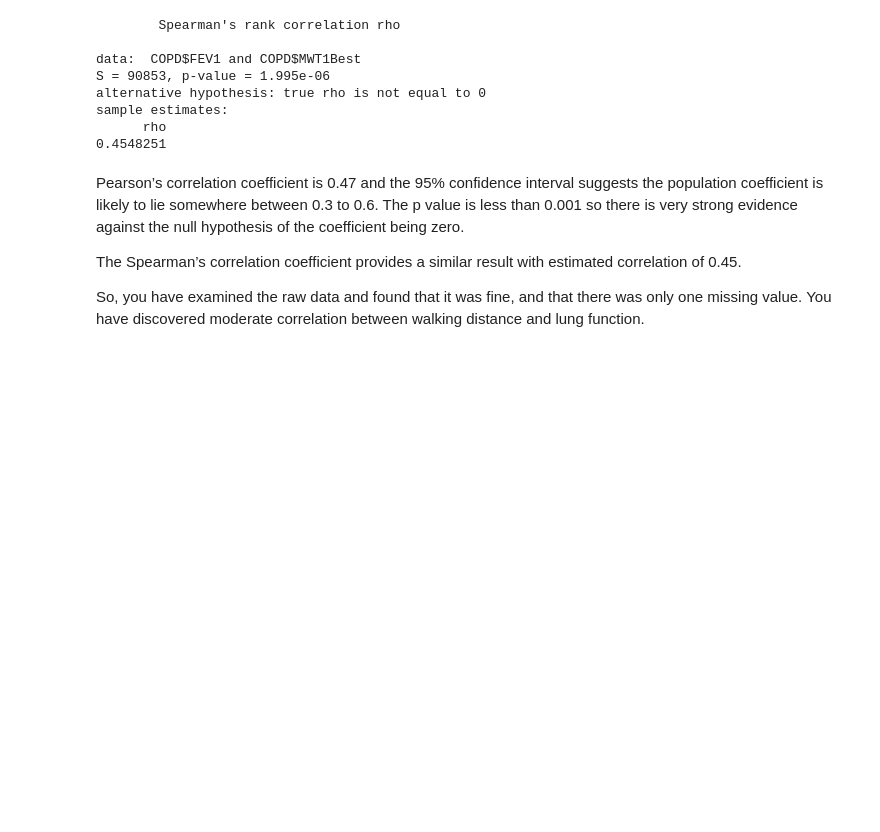
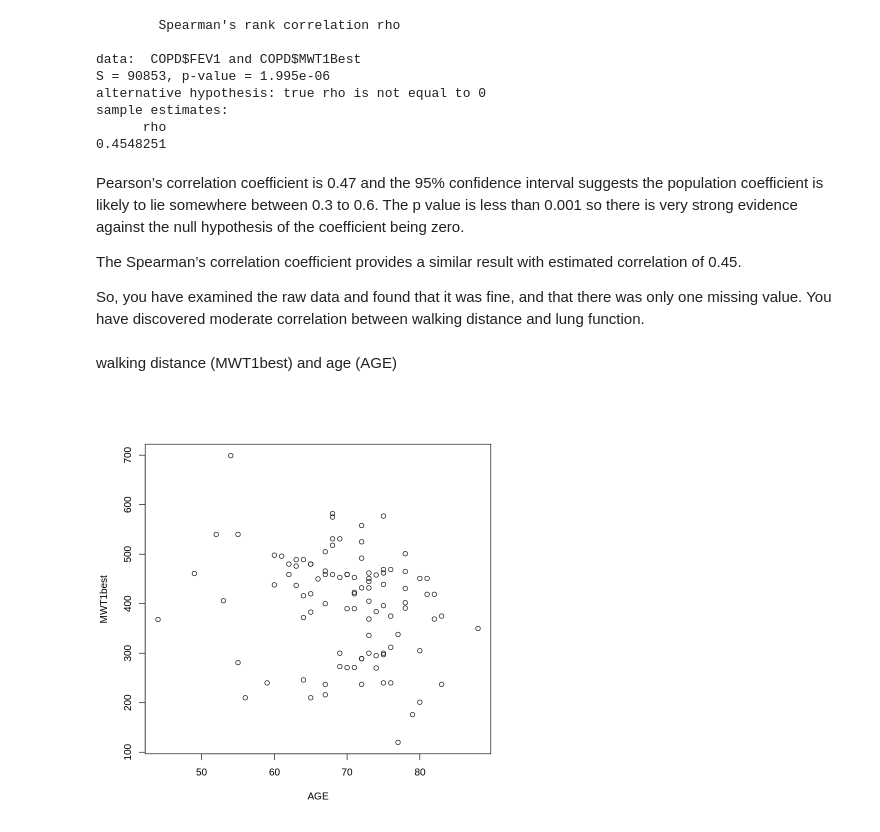
Before and after one commit to arnabmy/public-health-analysis, a Jupyter notebook: COPD.ipynb, the cells around one changed output. Drawn from its saved outputs; the diff is of its cells as text; code cells hidden in the pictures; blank space fills up the shorter version.

```diff
--- a/COPD.ipynb
+++ b/COPD.ipynb
@@ -152,3 +152,9 @@ Pearson’s correlation coefficient is 0.47 and the 95% confidence interval sugg
 The Spearman’s correlation coefficient provides a similar result with estimated correlation of 0.45.
 
 So, you have examined the raw data and found that it was fine, and that there was only one missing value. You have discovered moderate correlation between walking distance and lung function.
+# %% [markdown]
+walking distance (MWT1best) and age (AGE)
+# %%
+plot(COPD$AGE , COPD$MWT1Best , xlab = "AGE", ylab = "MWT1best")
+# %% [output]
+[figure, added]
```
Also changed, not shown: parts of 7 cells of this notebook.
